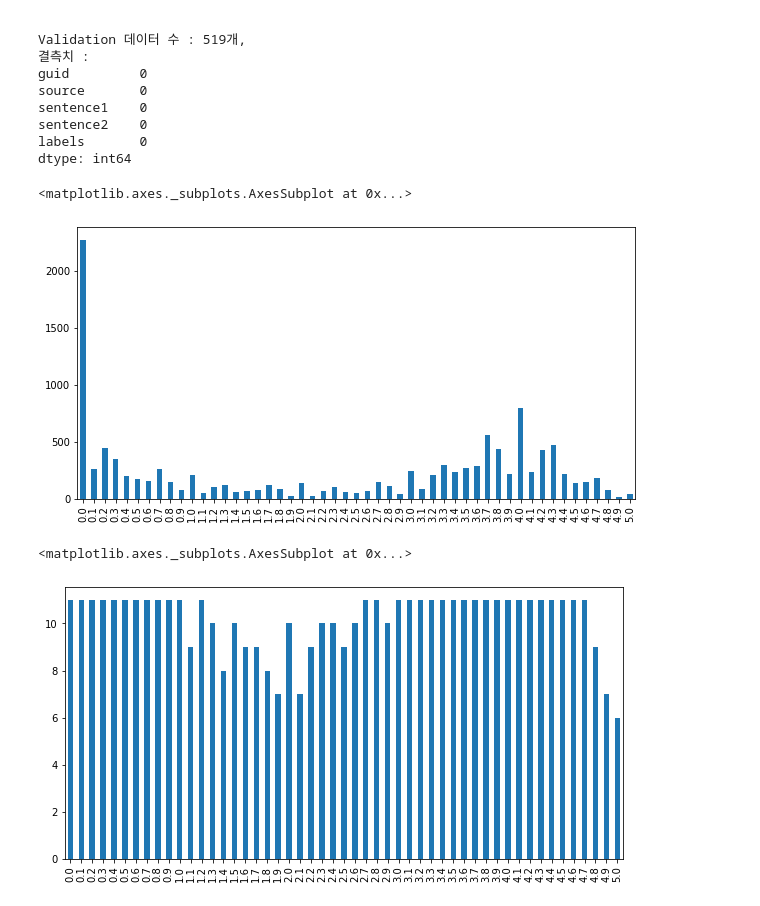
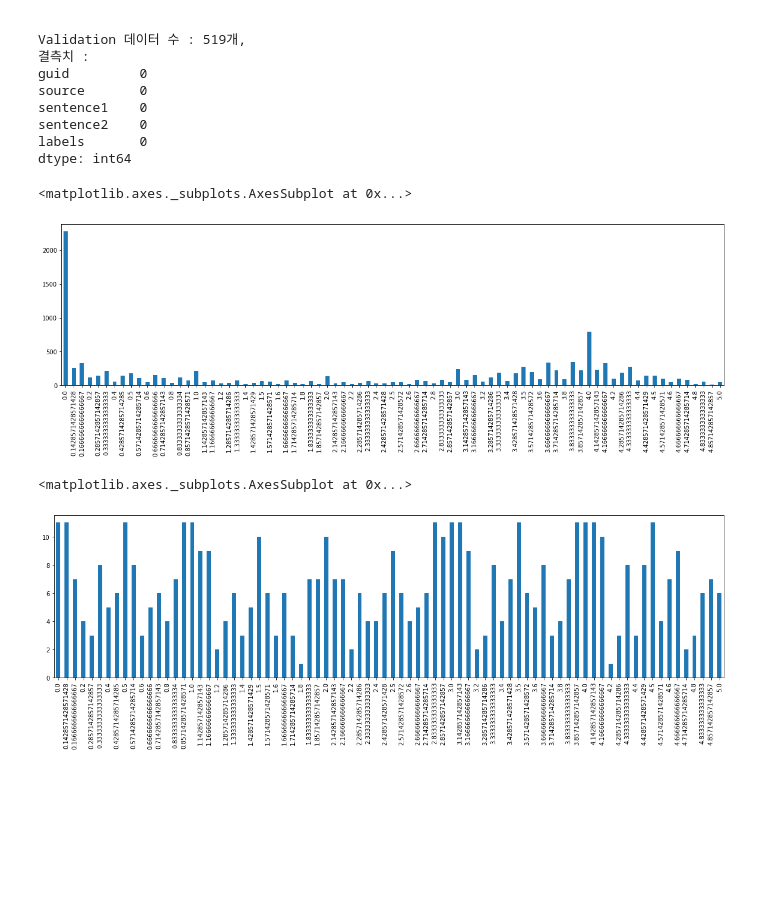
Before and after one commit to newtrojn/pre-onboarding_project, a Jupyter notebook: 5팀_기업_과제_3.ipynb, the cells around one changed output. Cells and saved outputs as stored; diff of their text form; code cells hidden in the pictures; blank space fills up the shorter version.

```diff
--- a/5팀_기업_과제_3.ipynb
+++ b/5팀_기업_과제_3.ipynb
@@ -30,9 +32,17 @@ train_df.head(3)
 # %%
 # Train Data 불용어 전처리
-train_df['sentence1'] = train_df['sentence1'].str.replace('\xa0','') # \xa0
-train_df['sentence1'] = train_df['sentence1'].str.replace('\(.*\)', '', regex=True) # 괄호 + 괄호안 내용 삭제
 
-# train_df['sentence1'] = train_df['sentence1'].str.replace('→', ' ', regex=True) # 화살표 삭제(보류)
+# \xa0 삭제
+train_df['sentence1'] = train_df['sentence1'].str.replace('\xa0','')
+train_df['sentence2'] = train_df['sentence2'].str.replace('\xa0','')
+
+# 괄호 + 괄호안 내용 삭제
+train_df['sentence1'] = train_df['sentence1'].str.replace('\(.*\)', '', regex=True)
+train_df['sentence2'] = train_df['sentence2'].str.replace('\(.*\)', '', regex=True)
+
+# 화살표 삭제(보류)
+# train_df['sentence1'] = train_df['sentence1'].str.replace('→', ' ', regex=True)
+# train_df['sentence2'] = train_df['sentence2'].str.replace('→', ' ', regex=True)
 # train_df[train_df['sentence1'].str.contains('→')] # 화살표 포함 문장 확인
 # %%
 # Validation Data 불용어 전처리
@@ -44,7 +62,7 @@ validation_df['sentence1'] = validation_df['sentence1'].str.replace('\(.*\)', ''
 # %%
-# Train/Validation labels → label로 변경(binary-label, real-label 미사용)
-train_df['labels'] = train_df['labels'].apply(lambda x : x['label'])
-validation_df['labels'] = validation_df['labels'].apply(lambda x : x['label'])
+# Train/Validation labels → real-label로 변경(binary-label, real-label 미사용)
+train_df['labels'] = train_df['labels'].apply(lambda x : x['real-label'])
+valid_df['labels'] = valid_df['labels'].apply(lambda x : x['real-label'])
 # %%
 # 결측치 여부 확인
 print(f'Train 데이터 수 : {len(train_df)}개, \n결측치 :\n{train_df.isnull().sum()}', '\n')
@@ -69,13 +87,13 @@ labels       0
 dtype: int64
 # %%
 # Train Data label 분포
-train_df['labels'].value_counts().sort_index().plot(kind='bar', figsize=(10,5))
+train_df['labels'].value_counts().sort_index().plot(kind='bar', figsize=(20,5))
 # %% [output]
 <matplotlib.axes._subplots.AxesSubplot at 0x...>
-[figure, old version]
+[figure, new version]
 # %%
 # Validation Data label 분포
-validation_df['labels'].value_counts().sort_index().plot(kind='bar', figsize=(10,5))
+valid_df['labels'].value_counts().sort_index().plot(kind='bar', figsize=(20,5))
 # %% [output]
 <matplotlib.axes._subplots.AxesSubplot at 0x...>
-[figure, old version]
+[figure, new version]
```
Also changed, not shown: parts of 16 cells of this notebook.
